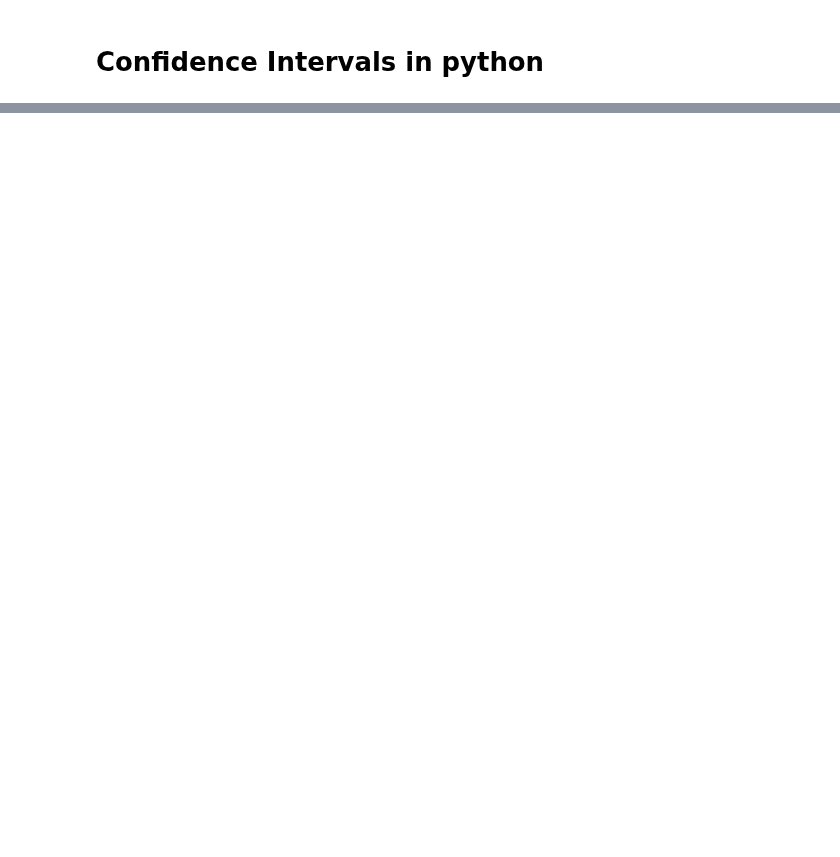
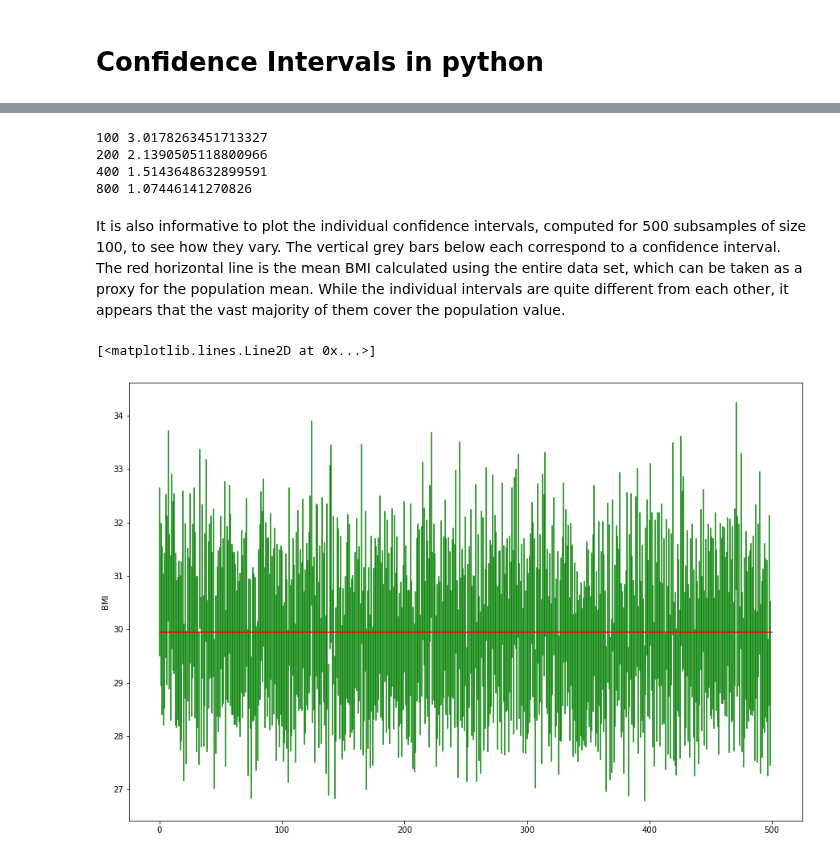
Before and after one commit to Aniket-Mishra/Statistics_with_Python_Specialization, a Jupyter notebook: Course 2- Inferential Statistics with Python/Week 2.ipynb, the cells around one changed output, grey strips where cells are left out. Saved outputs shown, nothing was run; the diff lists cells and outputs as text; code cells hidden in the pictures; blank space fills up the shorter version.

```diff
--- a/Course 2- Inferential Statistics with Python/Week 2.ipynb
+++ b/Course 2- Inferential Statistics with Python/Week 2.ipynb
@@ -920,0 +1272,3 @@ To make these points clear, the figure below simulates nine sampling distributio
+# %%
+dx = da[["SMQ020x", "RIAGENDRx"]].dropna()  # dropna drops cases where either variable is missing
+pd.crosstab(dx.SMQ020x, dx.RIAGENDRx)
@@ -920,0 +1282,4 @@ To make these points clear, the figure below simulates nine sampling distributio
+# %%
+dz = dx.groupby(dx.RIAGENDRx).agg({"SMQ020x": [lambda x: np.mean(x=="Yes"), np.size]})
+dz.columns = ["Proportion", "Total_n"] # The default column names are unclear, so we replace them here
+dz
@@ -920,0 +1328,6 @@ To make these points clear, the figure below simulates nine sampling distributio
+# %%
+p = dz.Proportion.Male # Male proportion
+n = dz.Total_n.Male # Total number of males
+lcb = p - 1.96 * np.sqrt(p * (1 - p) / n)
+ucb = p + 1.96 * np.sqrt(p * (1 - p) / n)
+print(lcb, ucb)
@@ -920,0 +1580,33 @@ To make these points clear, the figure below simulates nine sampling distributio
+# %%
+dx = da.loc[da.RIAGENDRx=="Female", ["RIAGENDRx", "BMXBMI"]].dropna()
+
+all_cis = []
+for n in 100, 200, 400, 800:
+    cis = []
+    for i in range(500):
+        dz = dx.sample(n)
+        ci = sm.stats.DescrStatsW(dz.BMXBMI).zconfint_mean()
+        cis.append(ci)
+    cis = np.asarray(cis)
+    mean_width = cis[:, 1].mean() - cis[:, 0].mean()
+    print(n, mean_width)
+    all_cis.append(cis)
+# %% [output]
+100 3.0178263451713327
+200 2.1390505118800966
+400 1.5143648632899591
+800 1.07446141270826
+# %% [markdown]
+It is also informative to plot the individual confidence intervals, computed for 500 subsamples of size 100, to see how they vary. The vertical grey bars below each correspond to a confidence interval. The red horizontal line is the mean BMI calculated using the entire data set, which can be taken as a proxy for the population mean. While the individual intervals are quite different from each other, it appears that the vast majority of them cover the population value.
+# %%
+plt.figure(figsize=(15,10))
+
+ci = all_cis[0]
+for j, x in enumerate(ci):
+    plt.plot([j, j], x, color='green')
+    plt.gca().set_ylabel("BMI")
+mn = dx.BMXBMI.mean()
+plt.plot([0, 500], [mn, mn], color='red')
+# %% [output]
+[<matplotlib.lines.Line2D at 0x...>]
+[figure, added]
```
Also changed, not shown: parts of 82 cells of this notebook, 1 other file.
